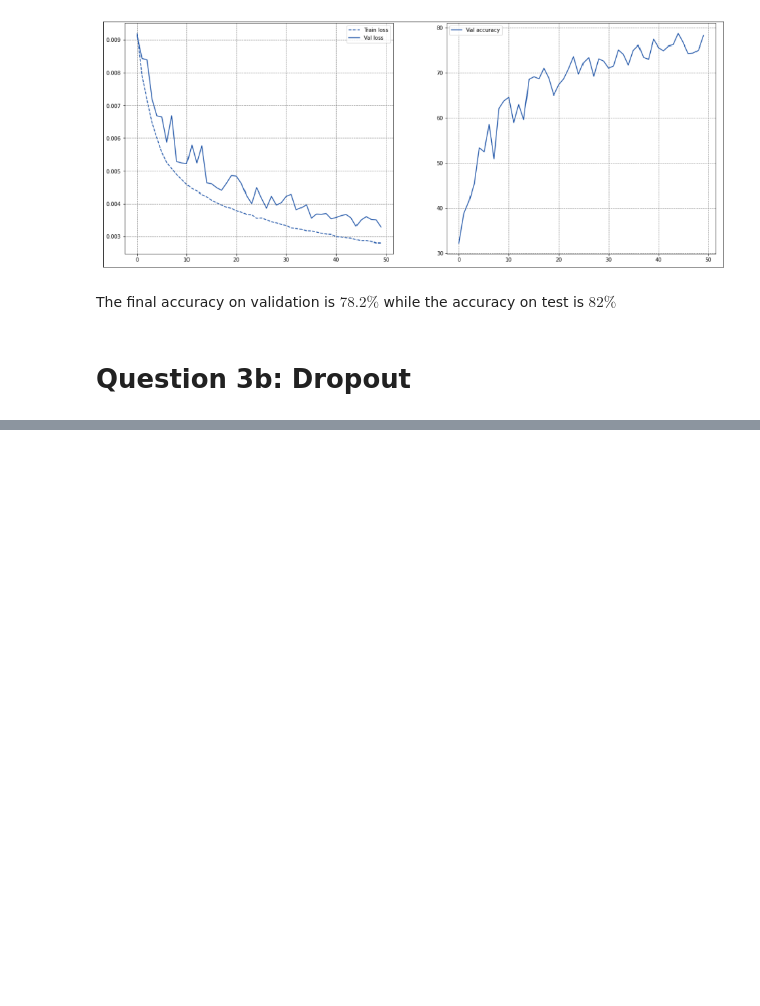
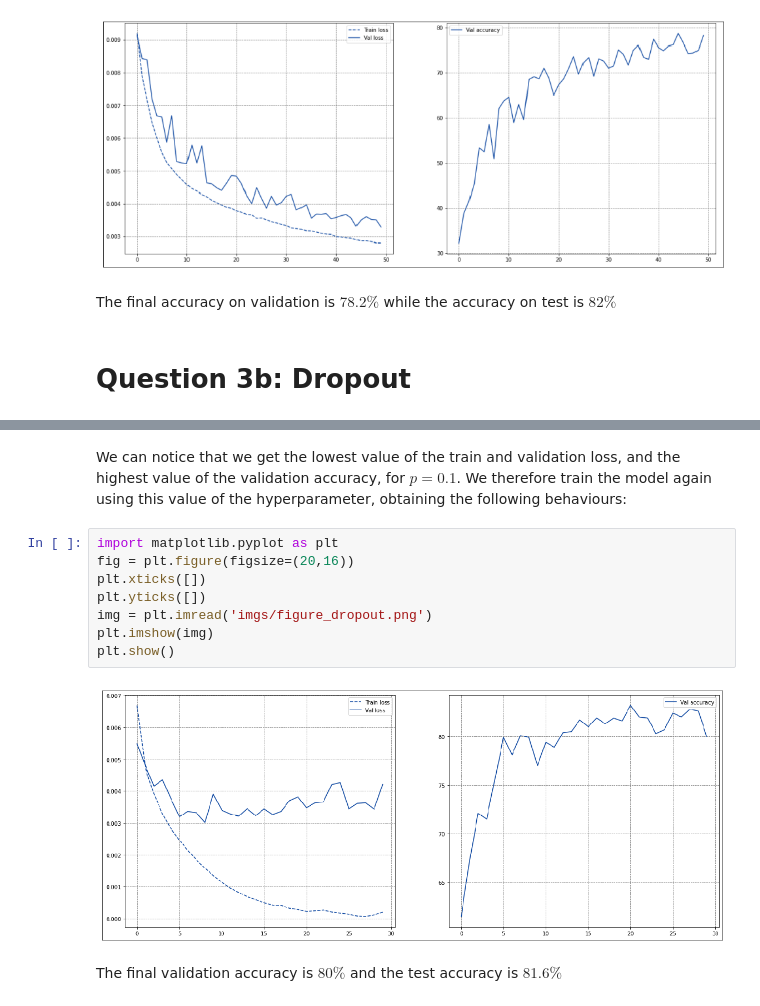
Before and after one commit to fabiomontello/AML-projects, a Jupyter notebook: HW3/AML Assignment 3 - report - Q3.ipynb, the cells around one changed output, grey strips where cells are left out. Saved outputs shown, nothing was run; the diff lists cells and outputs as text; blank space fills up the shorter version.

```diff
--- a/HW3/AML Assignment 3 - report - Q3.ipynb
+++ b/HW3/AML Assignment 3 - report - Q3.ipynb
@@ -207,0 +238,14 @@ The final accuracy on validation is $78.2\%$ while the accuracy on test is $82\%
+# %% [markdown]
+We can notice that we get the lowest value of the train and validation loss, and the highest value of the validation accuracy, for $p = 0.1$. We therefore train the model again using this value of the hyperparameter, obtaining the following behaviours:
+# %%
+import matplotlib.pyplot as plt
+fig = plt.figure(figsize=(20,16))
+plt.xticks([])
+plt.yticks([])
+img = plt.imread('imgs/figure_dropout.png')
+plt.imshow(img)
+plt.show()
+# %% [output]
+[figure, added]
+# %% [markdown]
+The final validation accuracy is $80\%$ and the test accuracy is $81.6\%$
```
Also changed, not shown: parts of 7 cells of this notebook.
